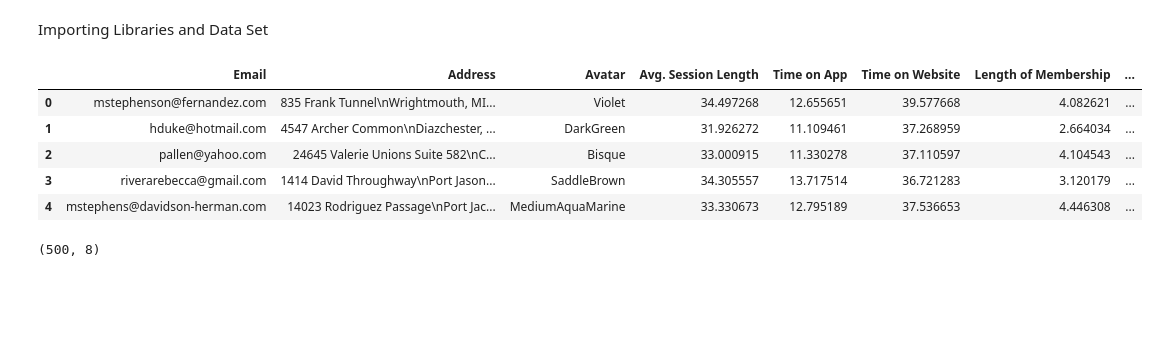
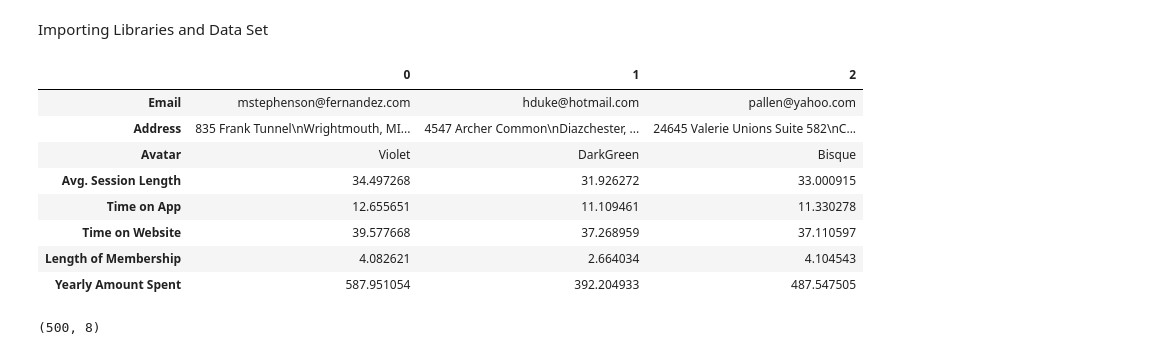
Before and after one commit to kammala-kalyan/My-ML-Projects, a Jupyter notebook: E-Commerce/code.ipynb, the cells around one changed output. Saved outputs shown, nothing was run; the diff lists cells and outputs as text; code cells hidden in the pictures; blank space fills up the shorter version.

```diff
--- a/E-Commerce/code.ipynb
+++ b/E-Commerce/code.ipynb
@@ -7,14 +7,17 @@ import seaborn as sns
 # %%
 df = pd.read_csv(r'E:\My ML Projects\E-Commerce\Ecommerce Customers')
 # %%
-df.head()
+df.head(3).T
 # %% [output]
-|  | Email | Address | Avatar | Avg. Session Length | Time on App | Time on Website | Length of Membership | ... |
-| 0 | mstephenson@fernandez.com | 835 Frank Tunnel\nWrightmouth, MI... | Violet | 34.497268 | 12.655651 | 39.577668 | 4.082621 | ... |
-| 1 | hduke@hotmail.com | 4547 Archer Common\nDiazchester, ... | DarkGreen | 31.926272 | 11.109461 | 37.268959 | 2.664034 | ... |
-| 2 | pallen@yahoo.com | 24645 Valerie Unions Suite 582\nC... | Bisque | 33.000915 | 11.330278 | 37.110597 | 4.104543 | ... |
-| 3 | riverarebecca@gmail.com | 1414 David Throughway\nPort Jason... | SaddleBrown | 34.305557 | 13.717514 | 36.721283 | 3.120179 | ... |
-| 4 | mstephens@davidson-herman.com | 14023 Rodriguez Passage\nPort Jac... | MediumAquaMarine | 33.330673 | 12.795189 | 37.536653 | 4.446308 | ... |
+|  | 0 | 1 | 2 |
+| Email | mstephenson@fernandez.com | hduke@hotmail.com | pallen@yahoo.com |
+| Address | 835 Frank Tunnel\nWrightmouth, MI... | 4547 Archer Common\nDiazchester, ... | 24645 Valerie Unions Suite 582\nC... |
+| Avatar | Violet | DarkGreen | Bisque |
+| Avg. Session Length | 34.497268 | 31.926272 | 33.000915 |
+| Time on App | 12.655651 | 11.109461 | 11.330278 |
+| Time on Website | 39.577668 | 37.268959 | 37.110597 |
+| Length of Membership | 4.082621 | 2.664034 | 4.104543 |
+| Yearly Amount Spent | 587.951054 | 392.204933 | 487.547505 |
 # %%
 df.shape
 # %% [output]
```
Also changed, not shown: parts of 11 cells of this notebook.
